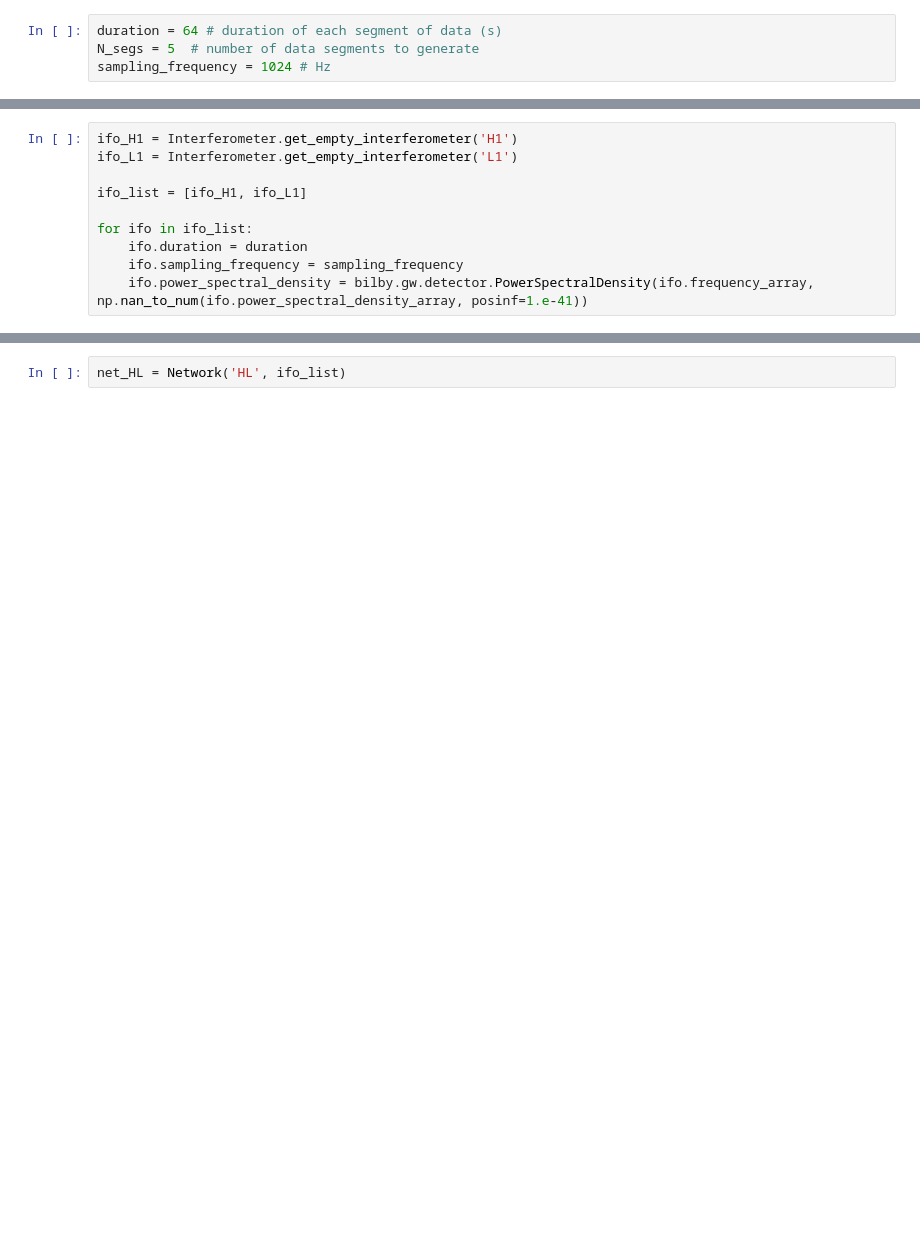
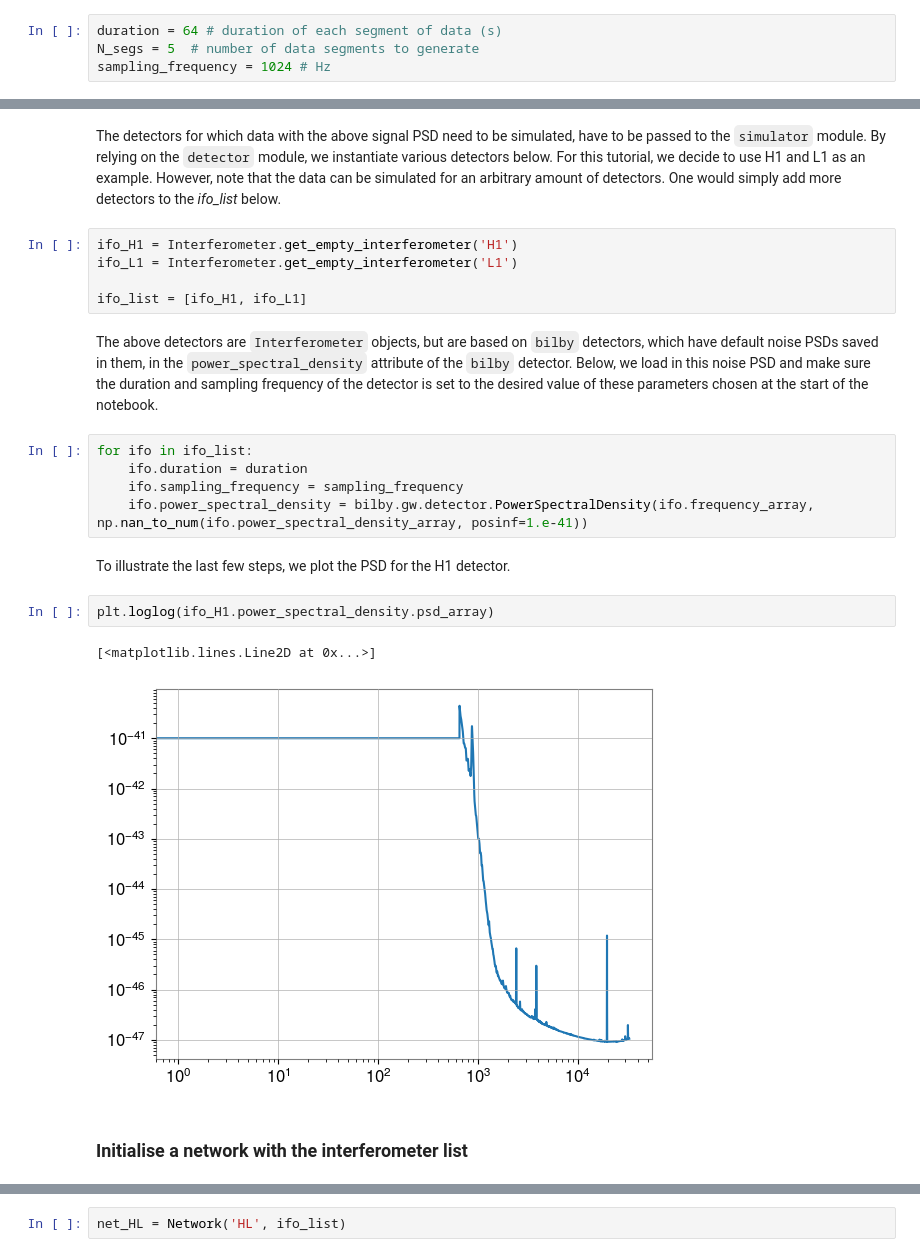
Before and after one commit to a-renzini/pygwb, a Jupyter notebook: tutorials/simulate_CBC_GWB.ipynb, the cells around one changed output, grey strips where cells are left out. Saved outputs shown, nothing was run; the diff lists cells and outputs as text; blank space fills up the shorter version.

Commit message:
Finalizing all three simulator tutorials

```diff
--- a/tutorials/simulate_CBC_GWB.ipynb
+++ b/tutorials/simulate_CBC_GWB.ipynb
@@ -28,10 +32,23 @@ Furthermore, the simulator module expects a list of bilby interferometers for wh
+# %% [markdown]
+The detectors for which data with the above signal PSD need to be simulated, have to be passed to the `simulator` module. By relying on the `detector` module, we instantiate various detectors below. For this tutorial, we decide to use H1 and L1 as an example. However, note that the data can be simulated for an arbitrary amount of detectors. One would simply add more detectors to the *ifo_list* below.
 # %%
 ifo_H1 = Interferometer.get_empty_interferometer('H1')
 ifo_L1 = Interferometer.get_empty_interferometer('L1')
 
 ifo_list = [ifo_H1, ifo_L1]
-
-for ifo in ifo_list:
-    ifo.duration = duration
-    ifo.sampling_frequency = sampling_frequency
-    ifo.power_spectral_density = bilby.gw.detector.PowerSpectralDensity(ifo.frequency_array, np.nan_to_num(ifo.power_spectral_density_array, posinf=1.e-41))
+# %% [markdown]
+The above detectors are `Interferometer` objects, but are based on `bilby` detectors, which have default noise PSDs saved in them, in the `power_spectral_density` attribute of the `bilby` detector. Below, we load in this noise PSD and make sure the duration and sampling frequency of the detector is set to the desired value of these parameters chosen at the start of the notebook.
+# %%
+for ifo in ifo_list:
+    ifo.duration = duration
+    ifo.sampling_frequency = sampling_frequency
+    ifo.power_spectral_density = bilby.gw.detector.PowerSpectralDensity(ifo.frequency_array, np.nan_to_num(ifo.power_spectral_density_array, posinf=1.e-41))
+# %% [markdown]
+To illustrate the last few steps, we plot the PSD for the H1 detector.
+# %%
+plt.loglog(ifo_H1.power_spectral_density.psd_array)
+# %% [output]
+[<matplotlib.lines.Line2D at 0x...>]
+[figure, added]
+# %% [markdown]
+### Initialise a network with the interferometer list
```
Also changed, not shown: parts of 22 cells of this notebook, 2 other files.
